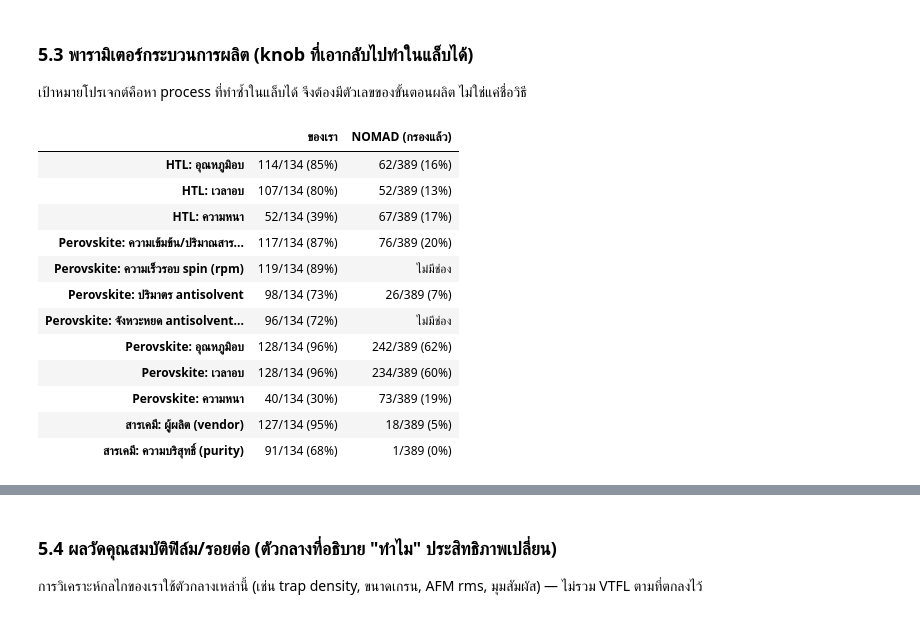
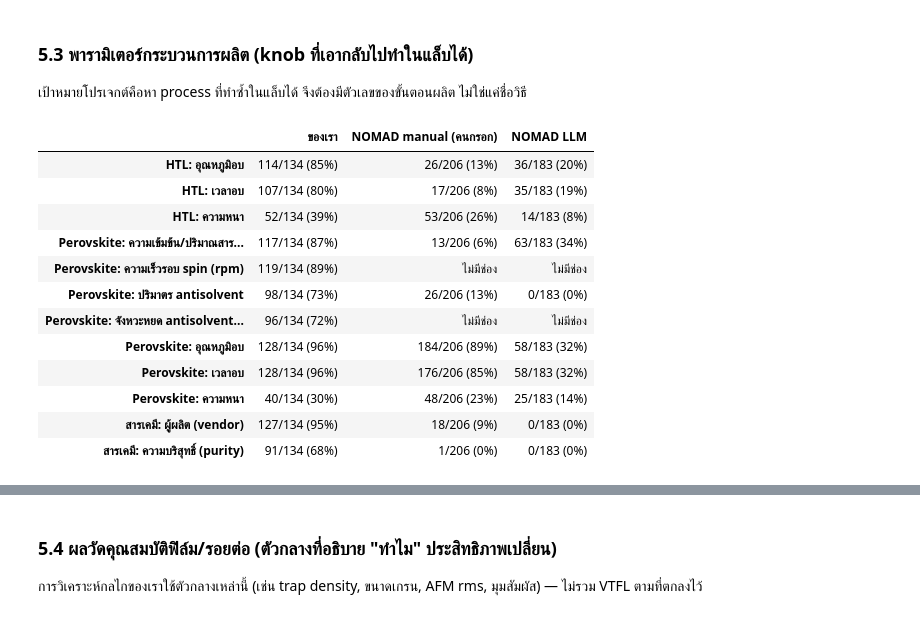
Before and after one commit to NiOx-based-Perovskite-Solar-Cell/Perovskite-Research, a Jupyter notebook: notebooks/nomad_lab/compare_.ipynb, the cells around one changed output, grey strips where cells are left out. Drawn from its saved outputs; the diff is of its cells as text; code cells hidden in the pictures.

```diff
--- a/notebooks/nomad_lab/compare_.ipynb
+++ b/notebooks/nomad_lab/compare_.ipynb
@@ -445,15 +472,44 @@ why.join(ours_comp, on="doi_key")[["doi", "method", "composition", "สูตร
 # %%
+# ตั้งแต่นี้ไป NOMAD ถูกแยกเป็นสองชุดเสมอ ไม่รวมเป็นก้อนเดียว
+#   manual = ชุดดั้งเดิมที่คนอ่านเปเปอร์แล้วกรอก -- เทียบกับฐานเราได้ตรง ๆ เพราะเป็นงานมือเหมือนกัน
+#   LLM    = ชุดที่โมเดลภาษากรอกอัตโนมัติ -- คนละวิธีผลิตข้อมูล ต้องแยกดู
+nmf_man = nmf[nmf["method"] == "manual"].copy()
+nmf_llm = nmf[nmf["method"] == "LLM"].copy()
+
 N_OURS, N_NM = len(ours), len(nmf)
+N_MAN, N_LLM = len(nmf_man), len(nmf_llm)
+COL_MAN, COL_LLM = "NOMAD manual (คนกรอก)", "NOMAD LLM"
 
 
 def pct(n, d):
-    return f"{n}/{d} ({n / d:.0%})"
+    return f"{n}/{d} ({n / d:.0%})" if d else "—"
 
 
-def nm_cov(col):
-    return pct(int(nmf[col].map(known).sum()), N_NM)
+def nm_cov(col, df=None):
+    d = nmf if df is None else df
+    return pct(int(d[col].map(known).sum()), len(d))
+
+
+def cov_man(col):
+    return nm_cov(col, nmf_man)
+
+
+def cov_llm(col):
+    return nm_cov(col, nmf_llm)
 
 
 def ours_cov(mask_or_ids):
     ids = set(mask_or_ids)
     return pct(len(ids & set(ours["device_id"])), N_OURS)
+
+
+def yr_range(s):
+    return f"{int(s.min())}–{int(s.max())}"
+
+
+pd.DataFrame({
+    "เครื่อง": [N_OURS, N_MAN, N_LLM],
+    "เปเปอร์": [len(papers_ours), nmf_man["doi_key"].nunique(), nmf_llm["doi_key"].nunique()],
+    "ช่วงปีตีพิมพ์": [yr_range(papers_ours["year"]), yr_range(nmf_man["year"]), yr_range(nmf_llm["year"])],
+    "ซ้ำกับฐานเรา (เปเปอร์)": ["—", len(ov_man), len(ov_llm)],
+}, index=["ฐานข้อมูลเรา", COL_MAN, COL_LLM])
@@ -565,45 +642,46 @@ manual      206                  52               52               51
 # %%
 proc = pd.read_csv(P / "process.csv", low_memory=False)
 mats = pd.read_csv(P / "materials.csv")
 lay = pd.read_csv(P / "layers.csv")
 ven = pd.read_csv(P / "vendors.csv")
 
 
 def ids(df, mask):
     return df.loc[mask, "device_id"]
 
 
 ROWS = [
     ("HTL: อุณหภูมิอบ", ids(tt, tt["htl_anneal_C"].notna()), "htl_anneal_T"),
     ("HTL: เวลาอบ", ids(proc, (proc["layer_id"] == 2) & proc["Annealing__time_s"].notna()), "htl_anneal_t"),
     ("HTL: ความหนา", ids(lay, (lay["layer_id"] == 2) & lay["thickness_nm_parsed"].notna()), "htl_thick"),
     ("Perovskite: ความเข้มข้น/ปริมาณสารตั้งต้น", ids(mats, (mats["layer_id"] == 4) & mats["amount_parsed"].notna()), "psk_conc"),
     ("Perovskite: ความเร็วรอบ spin (rpm)", ids(tt, tt["psk_spin_rpm"].notna()), None),
     ("Perovskite: ปริมาตร antisolvent", ids(tt, tt["antisolvent_vol_uL"].notna()), "quench_vol"),
     ("Perovskite: จังหวะหยด antisolvent (วินาที)", ids(tt, tt["antisolvent_timing_s"].notna()), None),
     ("Perovskite: อุณหภูมิอบ", ids(tt, tt["psk_anneal_C"].notna()), "psk_anneal_T"),
     ("Perovskite: เวลาอบ", ids(tt, tt["psk_anneal_time_s"].notna()), "psk_anneal_t"),
     ("Perovskite: ความหนา", ids(lay, (lay["layer_id"] == 4) & lay["thickness_nm_parsed"].notna()), "psk_thick"),
     ("สารเคมี: ผู้ผลิต (vendor)", ids(ven, ven["vendor"].notna()), "supplier"),
     ("สารเคมี: ความบริสุทธิ์ (purity)", ids(ven, ven["purity_pct"].notna()), "purity"),
 ]
 proc_tbl = pd.DataFrame(
     {"ของเรา": [ours_cov(o) for _, o, _ in ROWS],
-     "NOMAD (กรองแล้ว)": [nm_cov(c) if c else "ไม่มีช่อง" for _, _, c in ROWS]},
+     COL_MAN: [cov_man(c) if c else "ไม่มีช่อง" for _, _, c in ROWS],
+     COL_LLM: [cov_llm(c) if c else "ไม่มีช่อง" for _, _, c in ROWS]},
     index=[r for r, _, _ in ROWS])
 proc_tbl
 # %% [output]
-|  | ของเรา | NOMAD (กรองแล้ว) |
-| HTL: อุณหภูมิอบ | 114/134 (85%) | 62/389 (16%) |
-| HTL: เวลาอบ | 107/134 (80%) | 52/389 (13%) |
-| HTL: ความหนา | 52/134 (39%) | 67/389 (17%) |
-| Perovskite: ความเข้มข้น/ปริมาณสาร... | 117/134 (87%) | 76/389 (20%) |
-| Perovskite: ความเร็วรอบ spin (rpm) | 119/134 (89%) | ไม่มีช่อง |
-| Perovskite: ปริมาตร antisolvent | 98/134 (73%) | 26/389 (7%) |
-| Perovskite: จังหวะหยด antisolvent... | 96/134 (72%) | ไม่มีช่อง |
-| Perovskite: อุณหภูมิอบ | 128/134 (96%) | 242/389 (62%) |
-| Perovskite: เวลาอบ | 128/134 (96%) | 234/389 (60%) |
-| Perovskite: ความหนา | 40/134 (30%) | 73/389 (19%) |
-| สารเคมี: ผู้ผลิต (vendor) | 127/134 (95%) | 18/389 (5%) |
-| สารเคมี: ความบริสุทธิ์ (purity) | 91/134 (68%) | 1/389 (0%) |
+|  | ของเรา | NOMAD manual (คนกรอก) | NOMAD LLM |
+| HTL: อุณหภูมิอบ | 114/134 (85%) | 26/206 (13%) | 36/183 (20%) |
+| HTL: เวลาอบ | 107/134 (80%) | 17/206 (8%) | 35/183 (19%) |
+| HTL: ความหนา | 52/134 (39%) | 53/206 (26%) | 14/183 (8%) |
+| Perovskite: ความเข้มข้น/ปริมาณสาร... | 117/134 (87%) | 13/206 (6%) | 63/183 (34%) |
+| Perovskite: ความเร็วรอบ spin (rpm) | 119/134 (89%) | ไม่มีช่อง | ไม่มีช่อง |
+| Perovskite: ปริมาตร antisolvent | 98/134 (73%) | 26/206 (13%) | 0/183 (0%) |
+| Perovskite: จังหวะหยด antisolvent... | 96/134 (72%) | ไม่มีช่อง | ไม่มีช่อง |
+| Perovskite: อุณหภูมิอบ | 128/134 (96%) | 184/206 (89%) | 58/183 (32%) |
+| Perovskite: เวลาอบ | 128/134 (96%) | 176/206 (85%) | 58/183 (32%) |
+| Perovskite: ความหนา | 40/134 (30%) | 48/206 (23%) | 25/183 (14%) |
+| สารเคมี: ผู้ผลิต (vendor) | 127/134 (95%) | 18/206 (9%) | 0/183 (0%) |
+| สารเคมี: ความบริสุทธิ์ (purity) | 91/134 (68%) | 1/206 (0%) | 0/183 (0%) |
 # %% [markdown]
```
Also changed, not shown: parts of 14 cells of this notebook.
